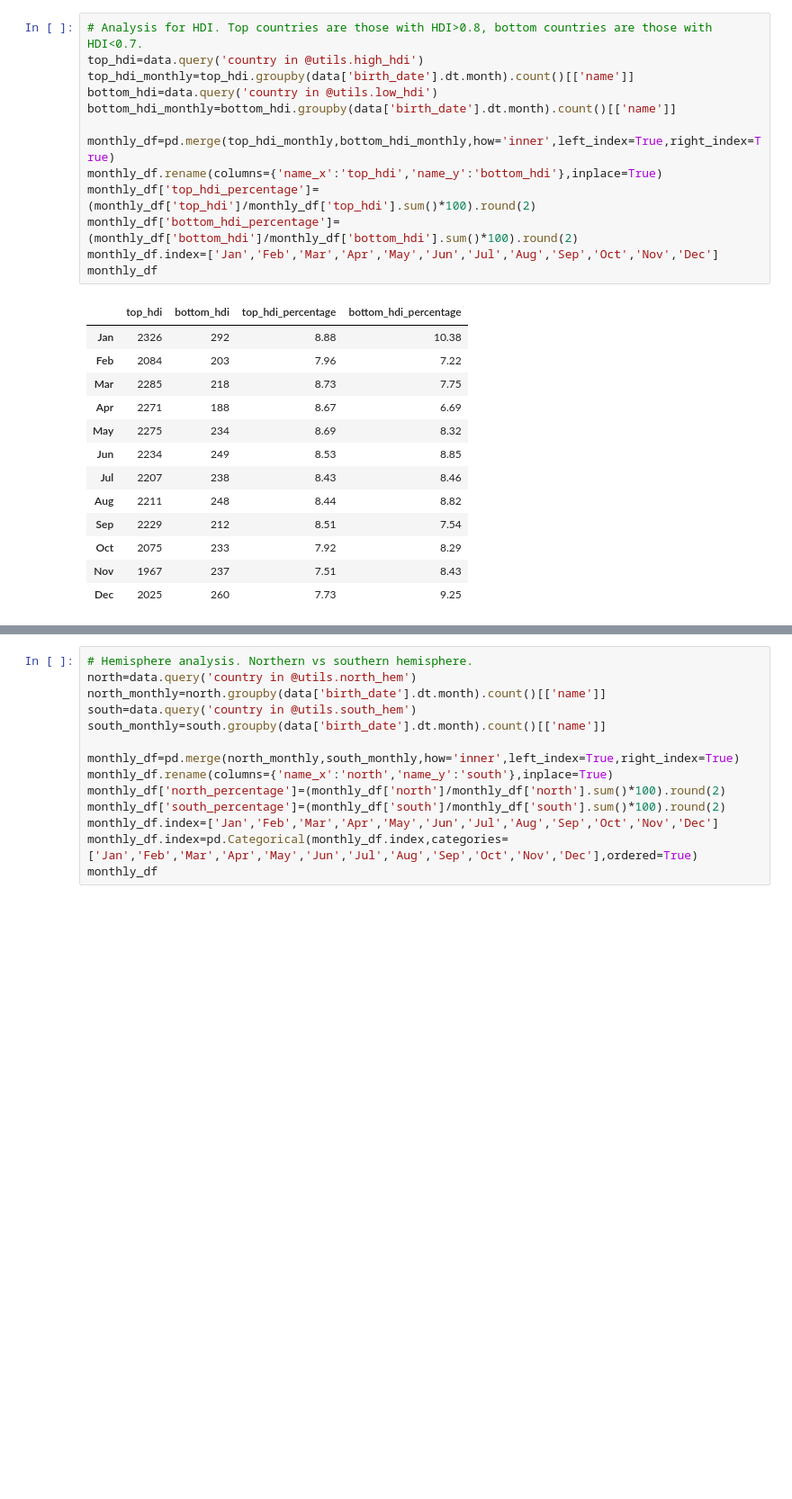
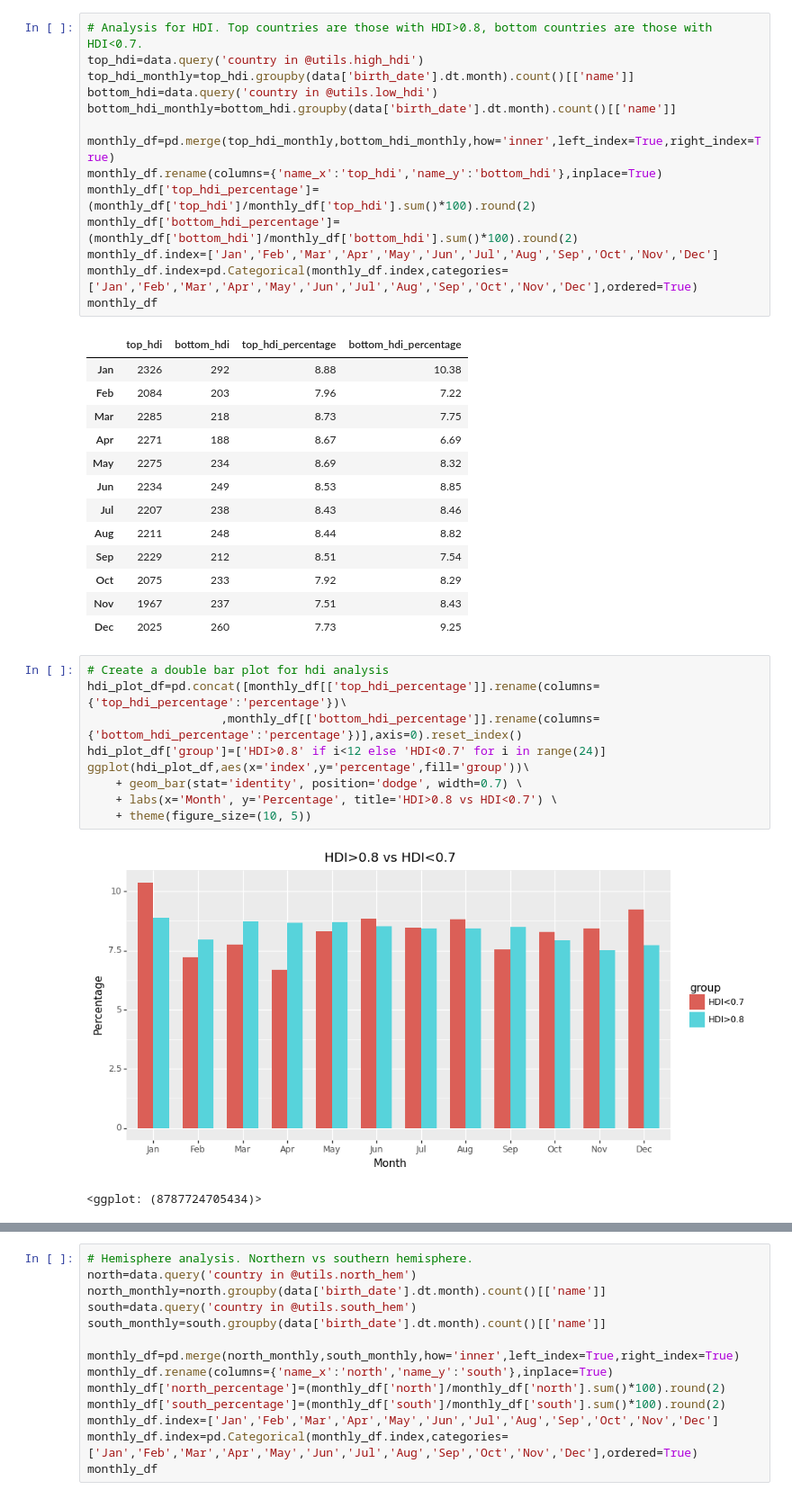
Before and after one commit to OjasSB/DS105, a Jupyter notebook: notebooks/Birth Month Analysis.ipynb, the cells around one changed output, grey strips where cells are left out. Shown at 90% size. Cells and saved outputs as stored; diff of their text form; blank space fills up the shorter version.

Commit message:
Added visualisations for Monthly Births Analysis

```diff
--- a/notebooks/Birth Month Analysis.ipynb
+++ b/notebooks/Birth Month Analysis.ipynb
@@ -122,6 +144,7 @@ monthly_df.rename(columns={'name_x':'top_hdi','name_y':'bottom_hdi'},inplace=Tru
 monthly_df['top_hdi_percentage']=(monthly_df['top_hdi']/monthly_df['top_hdi'].sum()*100).round(2)
 monthly_df['bottom_hdi_percentage']=(monthly_df['bottom_hdi']/monthly_df['bottom_hdi'].sum()*100).round(2)
 monthly_df.index=['Jan','Feb','Mar','Apr','May','Jun','Jul','Aug','Sep','Oct','Nov','Dec']
+monthly_df.index=pd.Categorical(monthly_df.index,categories=['Jan','Feb','Mar','Apr','May','Jun','Jul','Aug','Sep','Oct','Nov','Dec'],ordered=True)
 monthly_df
 # %% [output]
 |  | top_hdi | bottom_hdi | top_hdi_percentage | bottom_hdi_percentage |
@@ -137,3 +160,15 @@ monthly_df
 | Oct | 2075 | 233 | 7.92 | 8.29 |
 | Nov | 1967 | 237 | 7.51 | 8.43 |
 | Dec | 2025 | 260 | 7.73 | 9.25 |
+# %%
+# Create a double bar plot for hdi analysis
+hdi_plot_df=pd.concat([monthly_df[['top_hdi_percentage']].rename(columns={'top_hdi_percentage':'percentage'})\
+                   ,monthly_df[['bottom_hdi_percentage']].rename(columns={'bottom_hdi_percentage':'percentage'})],axis=0).reset_index()
+hdi_plot_df['group']=['HDI>0.8' if i<12 else 'HDI<0.7' for i in range(24)]
+ggplot(hdi_plot_df,aes(x='index',y='percentage',fill='group'))\
+    + geom_bar(stat='identity', position='dodge', width=0.7) \
+    + labs(x='Month', y='Percentage', title='HDI>0.8 vs HDI<0.7') \
+    + theme(figure_size=(10, 5))
+# %% [output]
+[figure, added]
+<ggplot: (8787724705434)>
```
Also changed, not shown: parts of 17 cells of this notebook.
